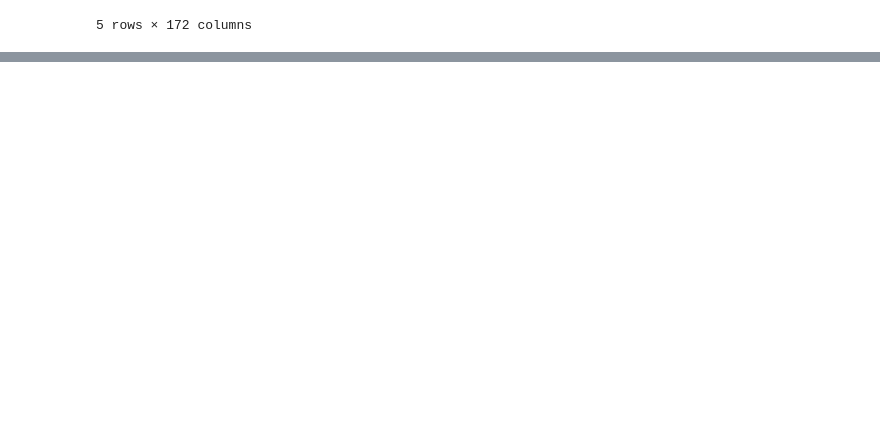
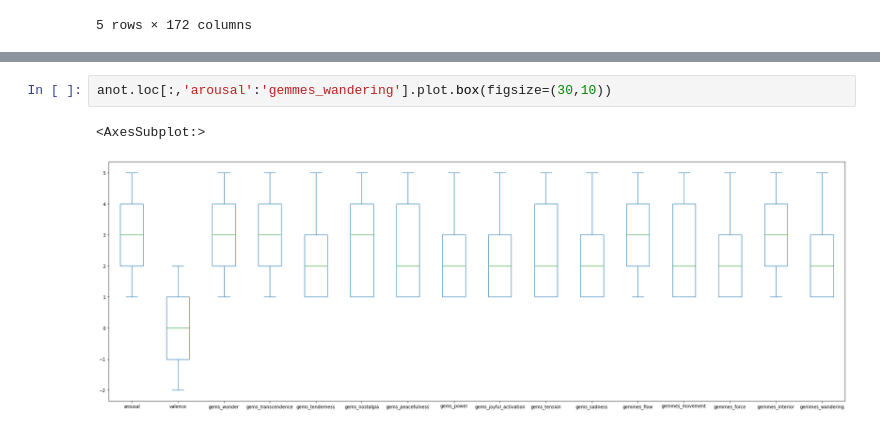
Before and after one commit to NoahPichl/MLPC_The_haunted_turtles, a Jupyter notebook: data_exploration.ipynb, the cells around one changed output, grey strips where cells are left out. Cells and saved outputs as stored; diff of their text form; blank space fills up the shorter version.

```diff
--- a/data_exploration.ipynb
+++ b/data_exploration.ipynb
@@ -29,0 +45,5 @@ feat.head()
+# %%
+anot.loc[:,'arousal':'gemmes_wandering'].plot.box(figsize=(30,10))
+# %% [output]
+<AxesSubplot:>
+[figure, added]
```
Also changed, not shown: parts of 17 cells of this notebook.
